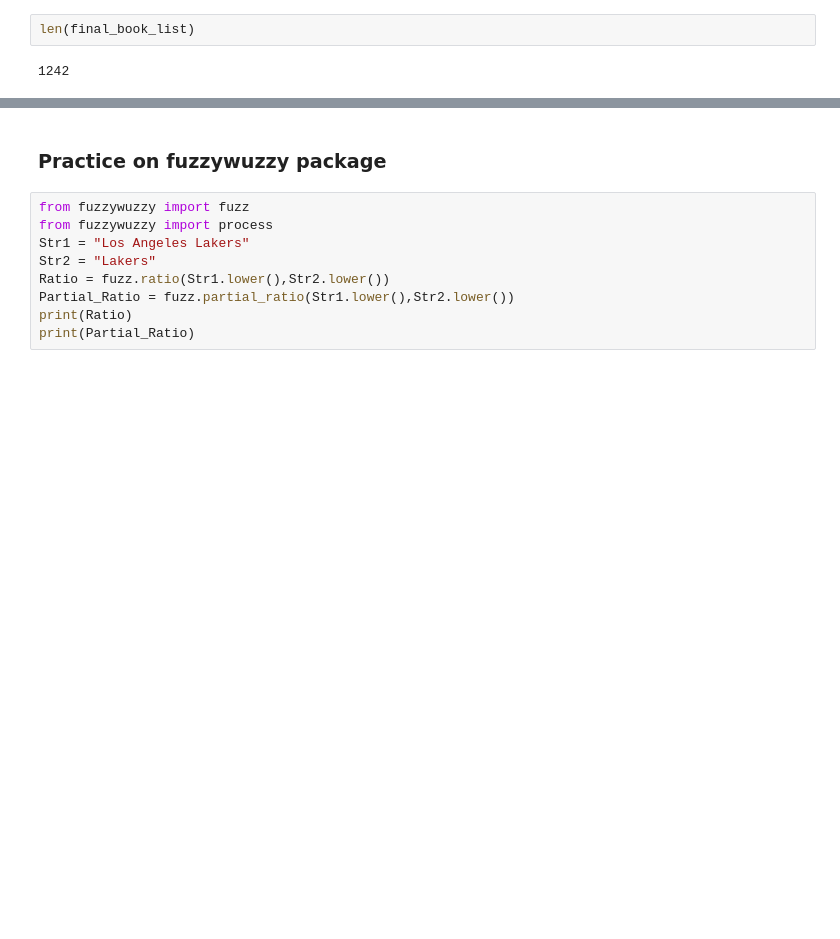
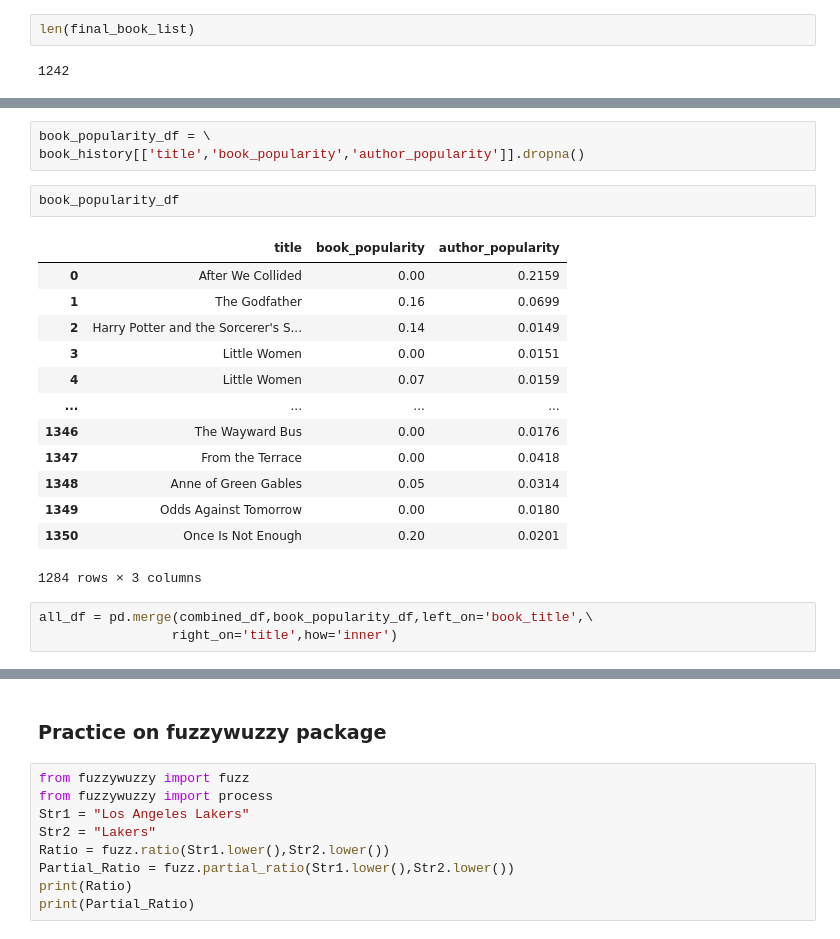
Before and after one commit to katiehuang1221/Predict-Revenue-Of-Movie-Adaptation, a Jupyter notebook: notebooks/merge_practice.ipynb, the cells around one changed output, grey strips where cells are left out. Drawn from its saved outputs; the diff is of its cells as text; blank space fills up the shorter version.

```diff
--- a/notebooks/merge_practice.ipynb
+++ b/notebooks/merge_practice.ipynb
@@ -148,0 +174,22 @@ len(final_book_list)
+# %%
+book_popularity_df = \
+book_history[['title','book_popularity','author_popularity']].dropna()
+# %%
+book_popularity_df
+# %% [output]
+|  | title | book_popularity | author_popularity |
+| 0 | After We Collided | 0.00 | 0.2159 |
+| 1 | The Godfather | 0.16 | 0.0699 |
+| 2 | Harry Potter and the Sorcerer's S... | 0.14 | 0.0149 |
+| 3 | Little Women | 0.00 | 0.0151 |
+| 4 | Little Women | 0.07 | 0.0159 |
+| ... | ... | ... | ... |
+| 1346 | The Wayward Bus | 0.00 | 0.0176 |
+| 1347 | From the Terrace | 0.00 | 0.0418 |
+| 1348 | Anne of Green Gables | 0.05 | 0.0314 |
+| 1349 | Odds Against Tomorrow | 0.00 | 0.0180 |
+| 1350 | Once Is Not Enough | 0.20 | 0.0201 |
+1284 rows × 3 columns
+# %%
+all_df = pd.merge(combined_df,book_popularity_df,left_on='book_title',\
+                 right_on='title',how='inner')
```
Also changed, not shown: parts of 7 cells of this notebook, 3 other files.
